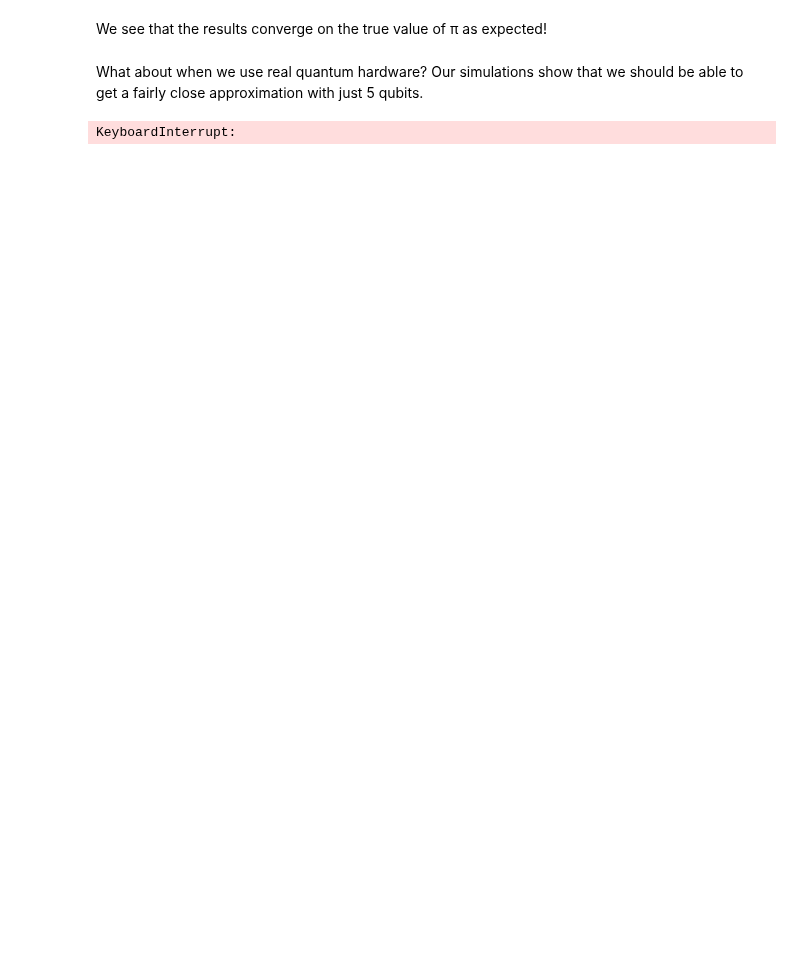
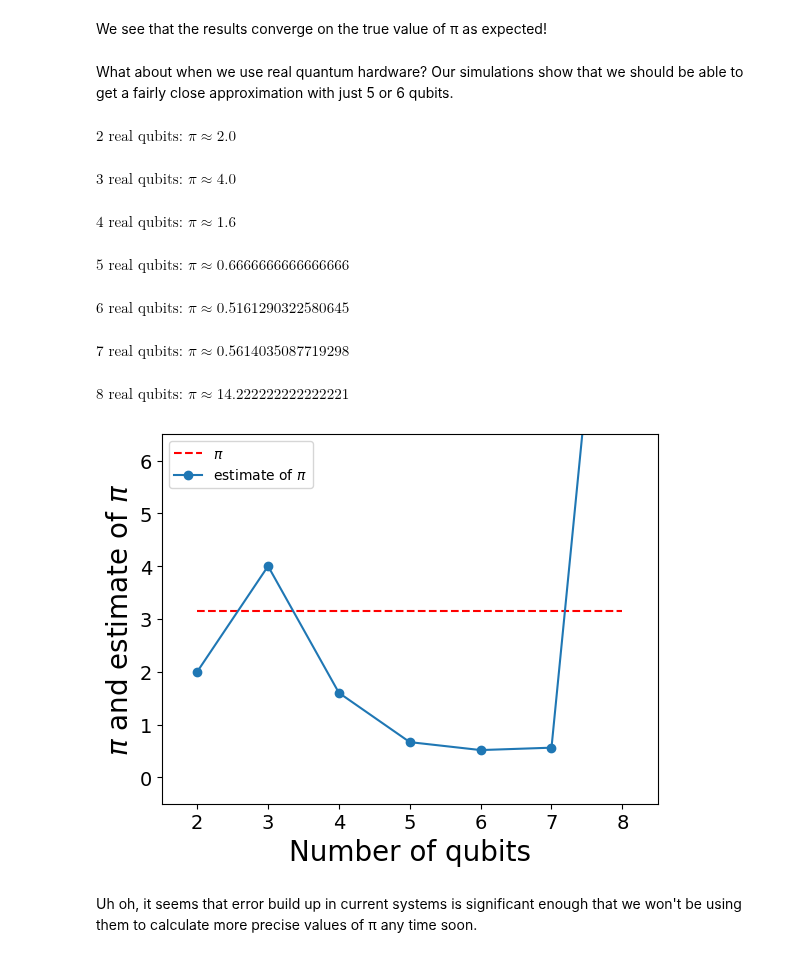
Before and after one commit to AThomsonSMC/uri-qc, a Jupyter notebook: phy574/week3-qpe-pi.ipynb, the cells around one changed output. Cells and saved outputs as stored; diff of their text form; code cells hidden in the pictures; blank space fills up the shorter version.

```diff
--- a/phy574/week3-qpe-pi.ipynb
+++ b/phy574/week3-qpe-pi.ipynb
@@ -422,7 +422,11 @@ def get_pi_estimate(n_qubits, shots=1000, simulator=True):
 
     # Calculate an estimate for pi based on result
     theta = max_counts_result/2**n_qubits
-    return (1./(2*theta))
+    try:
+        return (1./(2*theta))
+    except ZeroDivisionError:
+        print("Error: calculated theta = 0, meaning infinite periodicity")
+        return -1
 # %%
 # Examine effect of increasing qubits on estimation of pi
 
@@ -483,10 +487,39 @@ plotter.show()
 # %% [markdown]
 We see that the results converge on the true value of π as expected!
 # %% [markdown]
-What about when we use real quantum hardware? Our simulations show that we should be able to get a fairly close approximation with just 5 qubits.
+What about when we use real quantum hardware? Our simulations show that we should be able to get a fairly close approximation with just 5 or 6 qubits.
-# %%
-# Estimate pi on real quantum hardware with 5 qubits
-q_pi_est = get_pi_estimate(nq, simulator=False)
-dm(r"5 \text{ real qubits: } \pi \approx {1}".replace("{1}", str(q_pi_est)))
-# %% [output]
-KeyboardInterrupt:
+# %%
+# Estimate pi on real quantum hardware up to 8 qubits
+
+nrqs = list(range(2, 8+1))
+# Store estimates as we go
+real_pi_estimates = []
+# Print estimates with increasing qubits
+for nrq in nrqs:
+    # Calculate estimate for pi using nq real qubits
+    real_n_pi_est = get_pi_estimate(nrq, simulator=False)
+    real_pi_estimates.append(real_n_pi_est)
+    dm(r"{0} \text{ real qubits: } \pi \approx {1}".replace("{0}", str(nrq)).replace("{1}", str(real_n_pi_est)))
+
+# Plot the results
+plotter.plot(nrqs, [math.pi]*len(nrqs), '--r')
+plotter.plot(nrqs, real_pi_estimates, '.-', markersize=12)
+plotter.xlim([1.5, 8.5])
+plotter.ylim([-0.5, 6.5])
+plotter.legend(['$\\pi$', 'estimate of $\\pi$'])
+plotter.xlabel('Number of qubits', fontdict={'size':20})
+plotter.ylabel('$\\pi$ and estimate of $\\pi$', fontdict={'size':20})
+plotter.tick_params(axis='x', labelsize=14)
+plotter.tick_params(axis='y', labelsize=14)
+plotter.show()
+# %% [output]
+$\displaystyle 2 \text{ real qubits: } \pi \approx 2.0$
+$\displaystyle 3 \text{ real qubits: } \pi \approx 4.0$
+$\displaystyle 4 \text{ real qubits: } \pi \approx 1.6$
+$\displaystyle 5 \text{ real qubits: } \pi \approx 0.6666666666666666$
+$\displaystyle 6 \text{ real qubits: } \pi \approx 0.5161290322580645$
+$\displaystyle 7 \text{ real qubits: } \pi \approx 0.5614035087719298$
+$\displaystyle 8 \text{ real qubits: } \pi \approx 14.222222222222221$
+[figure, added]
+# %% [markdown]
+Uh oh, it seems that error build up in current systems is significant enough that we won't be using them to calculate more precise values of π any time soon.
```
Also changed, not shown: parts of 7 cells of this notebook.
